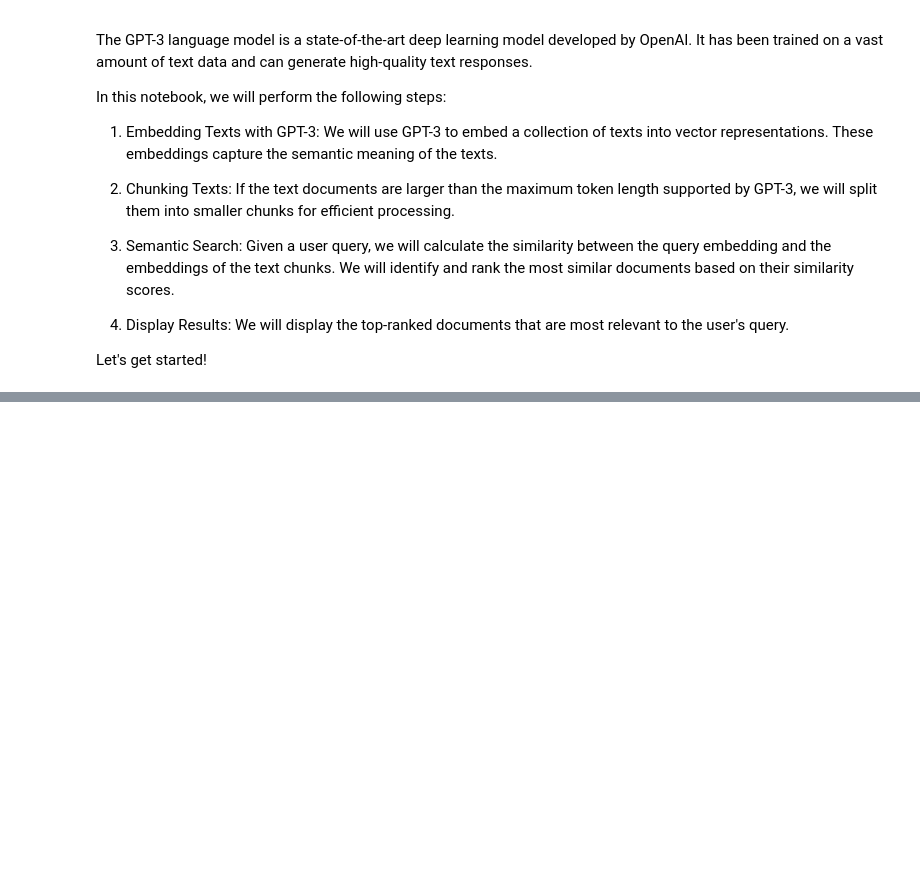
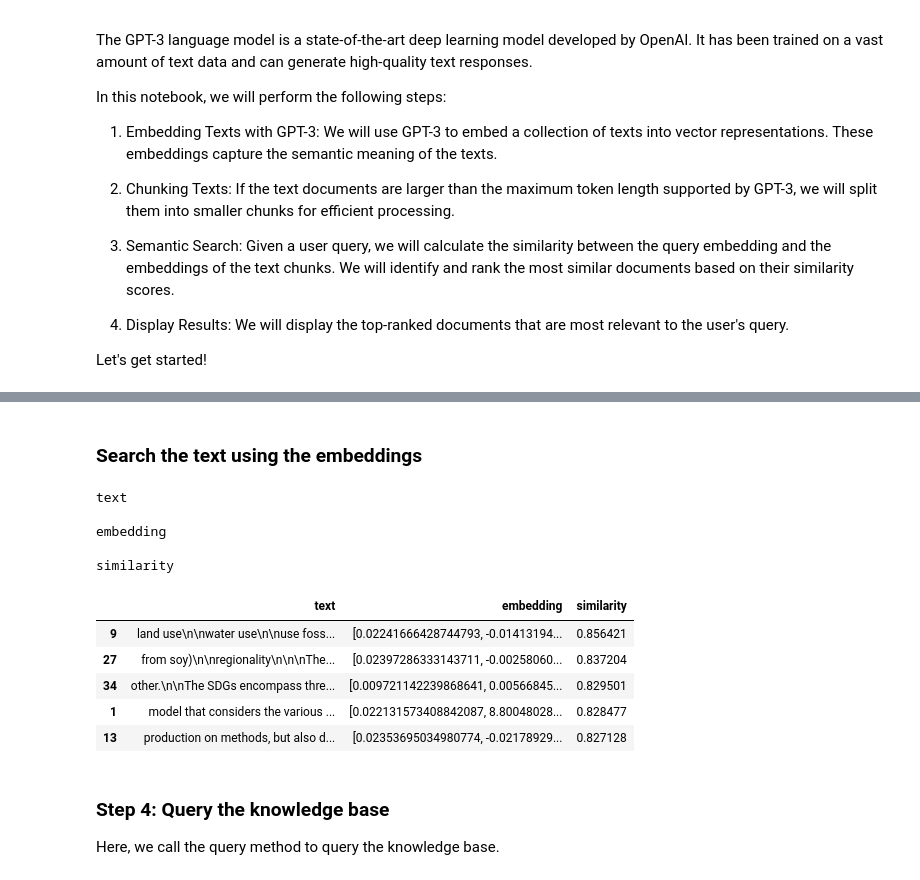
Before and after one commit to ronskoro/KISuscheck, a Jupyter notebook: gpt_integration/embedding.ipynb, the cells around one changed output, grey strips where cells are left out. Drawn from its saved outputs; the diff is of its cells as text; code cells hidden in the pictures; blank space fills up the shorter version.

```diff
--- a/gpt_integration/embedding.ipynb
+++ b/gpt_integration/embedding.ipynb
@@ -55,0 +19,12 @@ NameError: name 'CHAT_COMPLETION_CTX_LENGTH' is not defined
+# %%
+import pandas as pd
+from processor import Preprocessor, TextEmbedder, QueryEngine
+
+# Embedding model. Currently recommended version.
+EMBEDDING_MODEL = 'text-embedding-ada-002'
+CHAT_COMPLETION_CTX_LENGTH = 4096
+# Define the query length in order to subtract from the maximum length the chunk can contain.
+QUERY_LENGTH = 200
+EMBEDDING_ENCODING = 'cl100k_base'
+# Number of k most similar docs to return when searching.
+K_DOCS = 5
@@ -55,0 +105,25 @@ NameError: name 'CHAT_COMPLETION_CTX_LENGTH' is not defined
+# %% [markdown]
+### Search the text using the embeddings
+# %%
+embedder = TextEmbedder(txt_file=txt_file, output_dir=chunked_txt_dir)
+
+df = pd.read_csv(embeddings_file)
+query = 'What are the values used in the sustainability score?'
+res = embedder.search_chunks(embeddings_file=embeddings_file, query=query, k=K_DOCS, pprint=True)
+# Results dataframe
+res
+# %% [output]
+text
+
+embedding
+
+similarity
+|  | text | embedding | similarity |
+| 9 | land use\n\nwater use\n\nuse foss... | [0.02241666428744793, -0.01413194... | 0.856421 |
+| 27 | from soy)\n\nregionality\n\n\nThe... | [0.02397286333143711, -0.00258060... | 0.837204 |
+| 34 | other.\n\nThe SDGs encompass thre... | [0.009721142239868641, 0.00566845... | 0.829501 |
+| 1 | model that considers the various ... | [0.022131573408842087, 8.80048028... | 0.828477 |
+| 13 | production on methods, but also d... | [0.02353695034980774, -0.02178929... | 0.827128 |
+# %% [markdown]
+### Step 4: Query the knowledge base
+Here, we call the query method to query the knowledge base.
```
Also changed, not shown: parts of 12 cells of this notebook, 1 other file.
